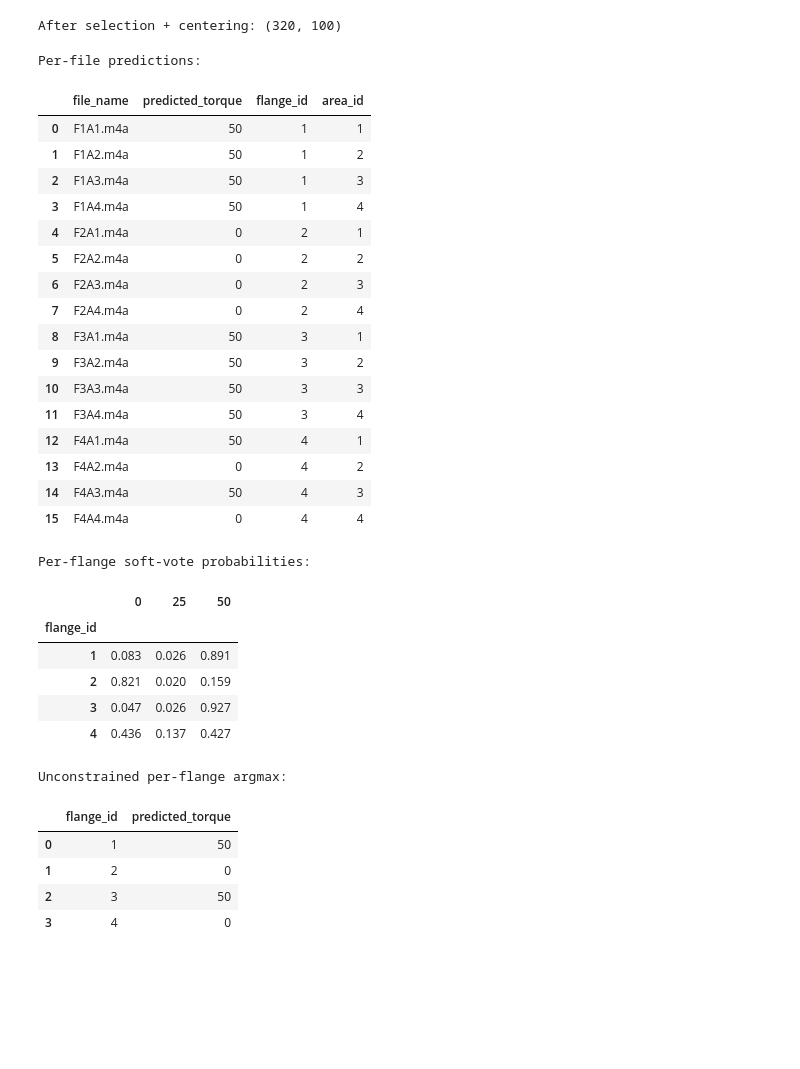
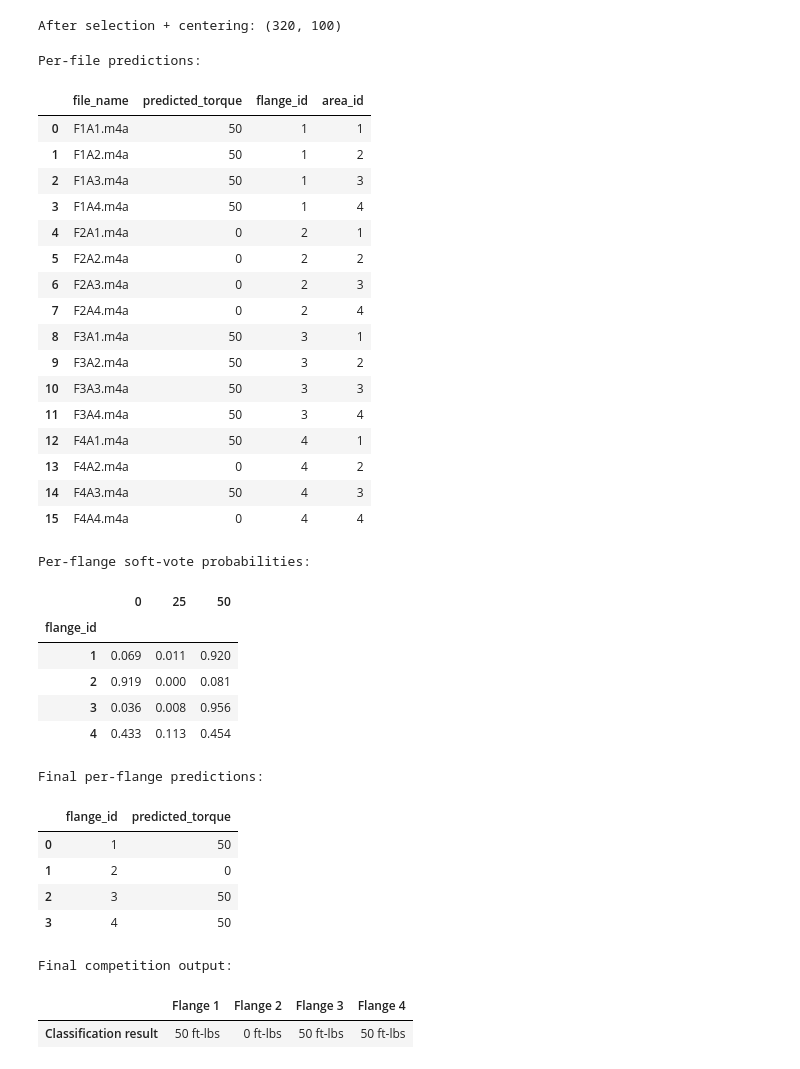
Before and after one commit to MedAmineAlouani/FinalProjectML, a Jupyter notebook: Final_Project_ML_Submission.ipynb, the cells around one changed output. Cells and saved outputs as stored; diff of their text form; code cells hidden in the pictures; blank space fills up the shorter version.

```diff
--- a/Final_Project_ML_Submission.ipynb
+++ b/Final_Project_ML_Submission.ipynb
@@ -1585,13 +1562,12 @@ if len(unlabeled_hits):
 After selection + centering: (320, 100)
 # %%
 # ============================================================
-# Predict per-hit + soft-vote per file
+# Predict per-hit + soft-vote per file + per flange
 # ============================================================
 if len(unlabeled_hits):
-    proba_lr_raw = champion_model.predict_proba(X_unlabeled_centered)
-    proba_lr_raw = proba_lr_raw[:, [list(champion_model.classes_).index(c)
-                                       for c in CLASSES_REF]]
-    proba_lr = calibrate_lr_proba(proba_lr_raw)
+    proba_lr = champion_model.predict_proba(X_unlabeled_centered)
+    proba_lr = proba_lr[:, [list(champion_model.classes_).index(c)
+                               for c in CLASSES_REF]]
 
     per_hit = pd.DataFrame(proba_lr, columns=CLASSES_REF)
     per_hit['file_name'] = files_unlabeled
@@ -1610,45 +1586,57 @@ if len(unlabeled_hits):
     print('Per-file predictions:')
     display(file_pred_df)
 
-    # Per-flange aggregate (the format the competition asks for)
+    # Per-flange soft-vote probabilities and argmax
     flange_proba = per_hit.groupby('flange_id')[list(CLASSES_REF)].mean()
     print('\nPer-flange soft-vote probabilities:')
     display(flange_proba.round(3))
+
     flange_pred = pd.DataFrame({
         'flange_id':        flange_proba.index,
         'predicted_torque': CLASSES_REF[flange_proba.values.argmax(axis=1)],
     })
-    print('\nUnconstrained per-flange argmax:')
+    print('\nFinal per-flange predictions:')
     display(flange_pred)
+
+    # Pretty competition table
+    competition_table = pd.DataFrame({
+        f'Flange {f}': [f"{int(flange_pred.loc[flange_pred['flange_id']==f, 'predicted_torque'].values[0])} ft-lbs"]
+        for f in sorted(flange_pred['flange_id'].unique())
+    }, index=['Classification result'])
+    print('\nFinal competition output:')
+    display(competition_table)
 # %% [output]
 Per-file predictions:
 |  | file_name | predicted_torque | flange_id | area_id |
 | 0 | F1A1.m4a | 50 | 1 | 1 |
 | 1 | F1A2.m4a | 50 | 1 | 2 |
 | 2 | F1A3.m4a | 50 | 1 | 3 |
 | 3 | F1A4.m4a | 50 | 1 | 4 |
 | 4 | F2A1.m4a | 0 | 2 | 1 |
 | 5 | F2A2.m4a | 0 | 2 | 2 |
 | 6 | F2A3.m4a | 0 | 2 | 3 |
 | 7 | F2A4.m4a | 0 | 2 | 4 |
 | 8 | F3A1.m4a | 50 | 3 | 1 |
 | 9 | F3A2.m4a | 50 | 3 | 2 |
 | 10 | F3A3.m4a | 50 | 3 | 3 |
 | 11 | F3A4.m4a | 50 | 3 | 4 |
 | 12 | F4A1.m4a | 50 | 4 | 1 |
 | 13 | F4A2.m4a | 0 | 4 | 2 |
 | 14 | F4A3.m4a | 50 | 4 | 3 |
 | 15 | F4A4.m4a | 0 | 4 | 4 |
 Per-flange soft-vote probabilities:
 |  | 0 | 25 | 50 |
 | flange_id |  |  |  |
-| 1 | 0.083 | 0.026 | 0.891 |
-| 2 | 0.821 | 0.020 | 0.159 |
-| 3 | 0.047 | 0.026 | 0.927 |
-| 4 | 0.436 | 0.137 | 0.427 |
+| 1 | 0.069 | 0.011 | 0.920 |
+| 2 | 0.919 | 0.000 | 0.081 |
+| 3 | 0.036 | 0.008 | 0.956 |
+| 4 | 0.433 | 0.113 | 0.454 |
-Unconstrained per-flange argmax:
+Final per-flange predictions:
 |  | flange_id | predicted_torque |
 | 0 | 1 | 50 |
 | 1 | 2 | 0 |
 | 2 | 3 | 50 |
-| 3 | 4 | 0 |
+| 3 | 4 | 50 |
+Final competition output:
+|  | Flange 1 | Flange 2 | Flange 3 | Flange 4 |
+| Classification result | 50 ft-lbs | 0 ft-lbs | 50 ft-lbs | 50 ft-lbs |
```
Also changed, not shown: parts of 10 cells of this notebook, 1 other file.
